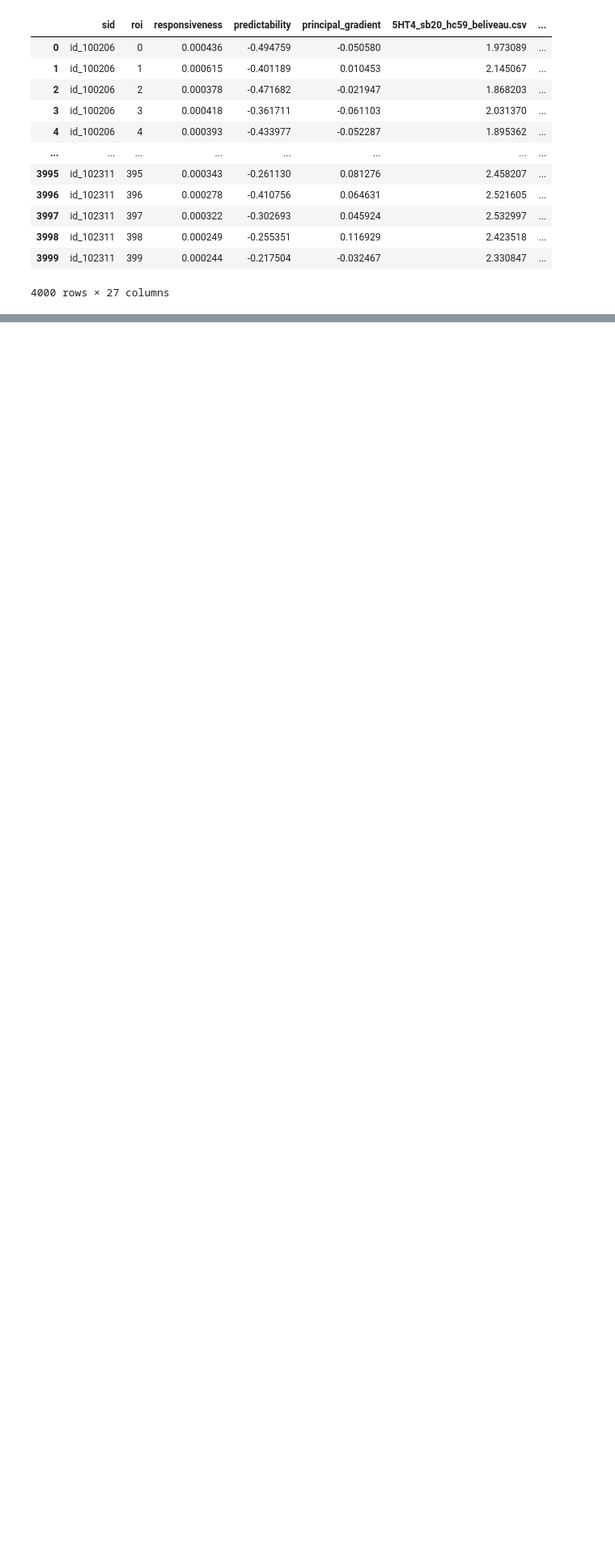
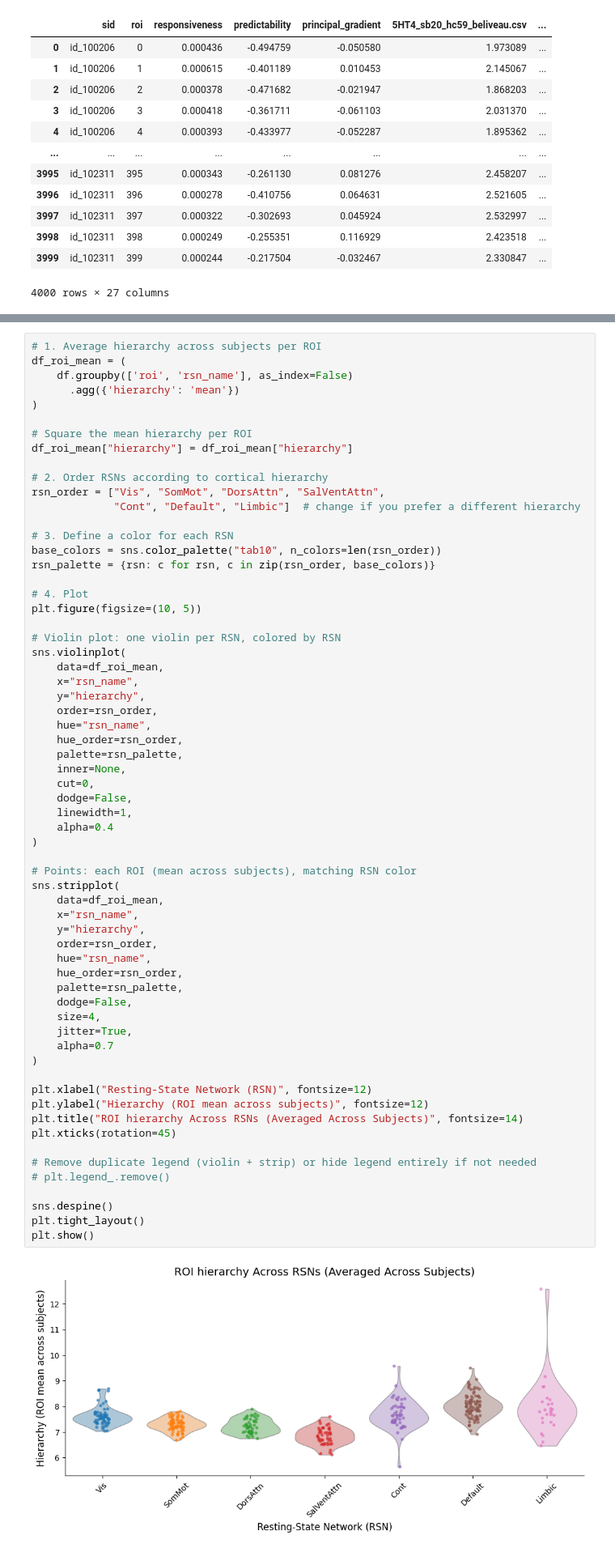
Before and after one commit to grabuffo/BrainStim_ANN_fMRI_HCP, a Jupyter notebook: notebooks/Network_dependence.ipynb, the cells around one changed output, grey strips where cells are left out. Shown at 81% size. Cells and saved outputs as stored; diff of their text form; blank space fills up the shorter version.

```diff
--- a/notebooks/Network_dependence.ipynb
+++ b/notebooks/Network_dependence.ipynb
@@ -204,0 +248,65 @@ plt.show()
+# %%
+# 1. Average hierarchy across subjects per ROI
+df_roi_mean = (
+    df.groupby(['roi', 'rsn_name'], as_index=False)
+      .agg({'hierarchy': 'mean'})
+)
+
+# Square the mean hierarchy per ROI
+df_roi_mean["hierarchy"] = df_roi_mean["hierarchy"]
+
+# 2. Order RSNs according to cortical hierarchy
+rsn_order = ["Vis", "SomMot", "DorsAttn", "SalVentAttn",
+             "Cont", "Default", "Limbic"]  # change if you prefer a different hierarchy
+
+# 3. Define a color for each RSN
+base_colors = sns.color_palette("tab10", n_colors=len(rsn_order))
+rsn_palette = {rsn: c for rsn, c in zip(rsn_order, base_colors)}
+
+# 4. Plot
+plt.figure(figsize=(10, 5))
+
+# Violin plot: one violin per RSN, colored by RSN
+sns.violinplot(
+    data=df_roi_mean,
+    x="rsn_name",
+    y="hierarchy",
+    order=rsn_order,
+    hue="rsn_name",
+    hue_order=rsn_order,
+    palette=rsn_palette,
+    inner=None,
+    cut=0,
+    dodge=False,
+    linewidth=1,
+    alpha=0.4
+)
+
+# Points: each ROI (mean across subjects), matching RSN color
+sns.stripplot(
+    data=df_roi_mean,
+    x="rsn_name",
+    y="hierarchy",
+    order=rsn_order,
+    hue="rsn_name",
+    hue_order=rsn_order,
+    palette=rsn_palette,
+    dodge=False,
+    size=4,
+    jitter=True,
+    alpha=0.7
+)
+
+plt.xlabel("Resting-State Network (RSN)", fontsize=12)
+plt.ylabel("Hierarchy (ROI mean across subjects)", fontsize=12)
+plt.title("ROI hierarchy Across RSNs (Averaged Across Subjects)", fontsize=14)
+plt.xticks(rotation=45)
+
+# Remove duplicate legend (violin + strip) or hide legend entirely if not needed
+# plt.legend_.remove()
+
+sns.despine()
+plt.tight_layout()
+plt.show()
+# %% [output]
+[figure, added]
```
Also changed, not shown: parts of 6 cells of this notebook.
